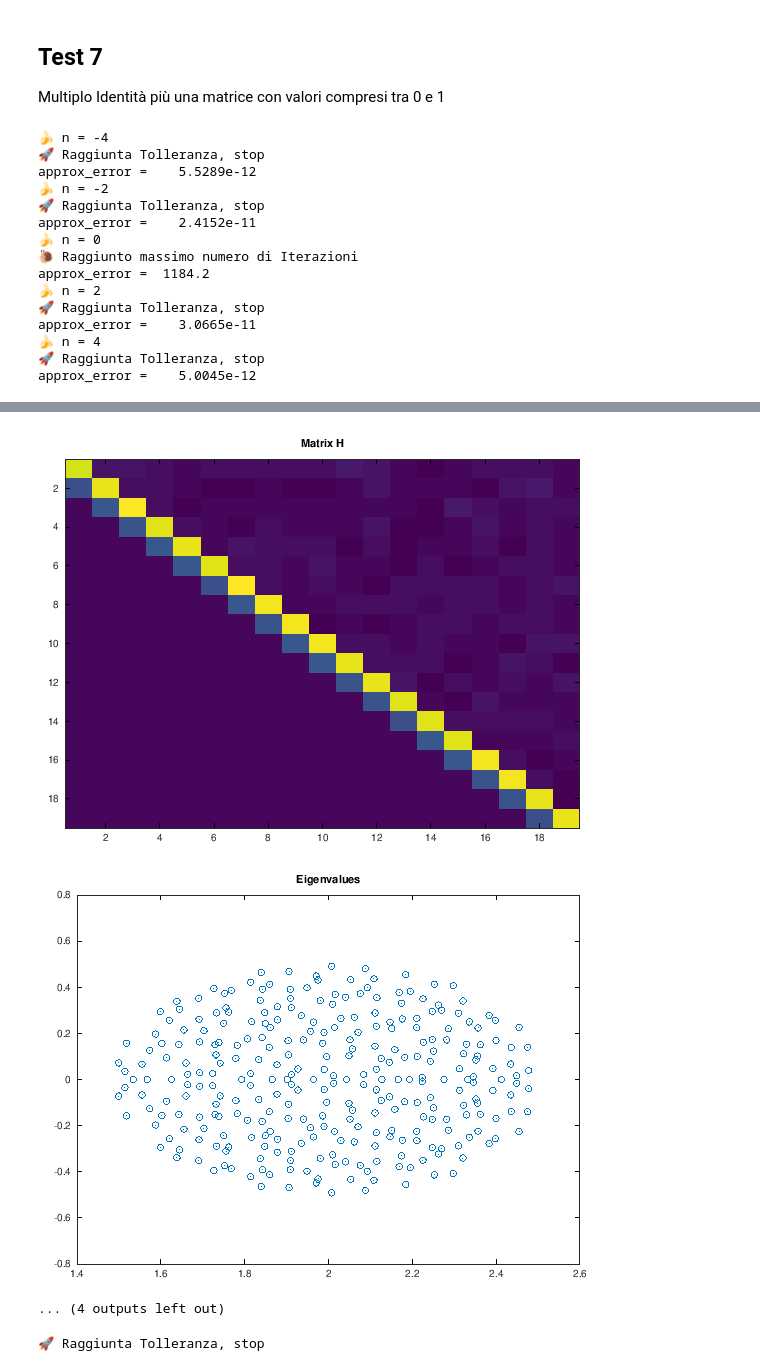
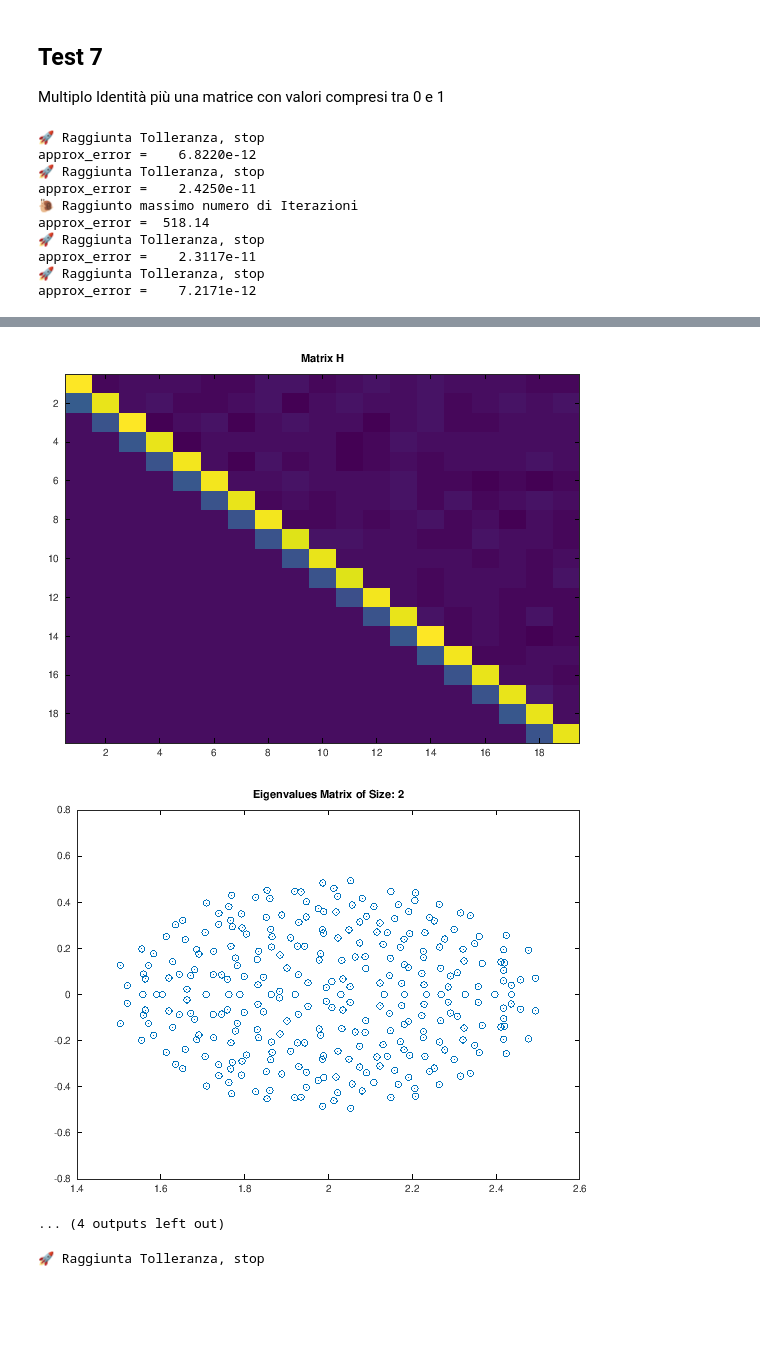
Before and after one commit to CristianCosci/GMRES, a Jupyter notebook: project/octave/octave_gmres.ipynb, the cells around one changed output, grey strips where cells are left out. Drawn from its saved outputs; the diff is of its cells as text; code cells hidden in the pictures; blank space fills up the shorter version.

```diff
--- a/project/octave/octave_gmres.ipynb
+++ b/project/octave/octave_gmres.ipynb
@@ -431,7 +421,7 @@ function [A b x0] = generateData2(dim, n=-4, seed=69, randx0=false)
 endfunction
 # %%
 for n = [-4 -2 0 2 4]
-    printf("🍌 n = %d\n", n)
+%     printf("🍌 n = %d\n", n)
 
     [A, b, x0] = generateData2(300, n=n);
     [x, res] = mygmres(A, b, x0, 150, 1e-10);
@@ -439,23 +429,18 @@ for n = [-4 -2 0 2 4]
     x_true = A\b;
     approx_error = norm(x_true-x, 2)
 
-    plotEig(A);
+    plotEig(A, figTitle=["Eigenvalues Matrix of Size: " num2str(n)]);
     plotResiduals(res);
 end
 # %% [output]
-🍌 n = -4
 🚀 Raggiunta Tolleranza, stop
-approx_error =    5.5289e-12
-🍌 n = -2
+approx_error =    6.8220e-12
 🚀 Raggiunta Tolleranza, stop
-approx_error =    2.4152e-11
-🍌 n = 0
+approx_error =    2.4250e-11
 🐌 Raggiunto massimo numero di Iterazioni
-approx_error =  1184.2
-🍌 n = 2
+approx_error =  518.14
 🚀 Raggiunta Tolleranza, stop
-approx_error =    3.0665e-11
-🍌 n = 4
+approx_error =    2.3117e-11
 🚀 Raggiunta Tolleranza, stop
-approx_error =    5.0045e-12
+approx_error =    7.2171e-12
 [figure]
@@ -470,5 +455,5 @@ approx_error =    5.0045e-12
-[figure, old version]
+[figure, new version]
-[figure, old version]
+[figure, new version]
 ... (4 outputs left out)
 # %%
 A = (zeros(300)-0.23) + eye(300)*2;
```
Also changed, not shown: parts of 14 cells of this notebook.
